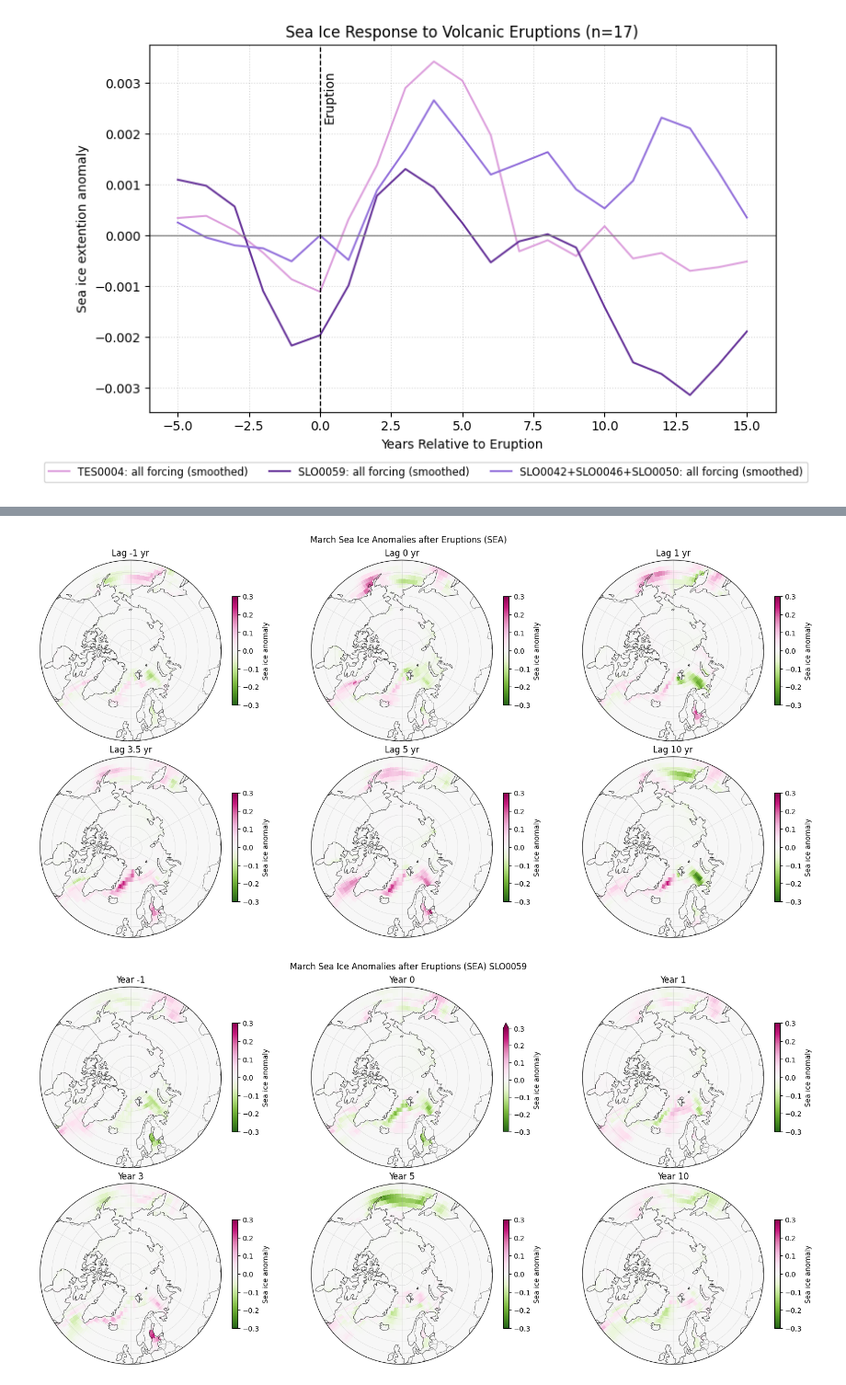
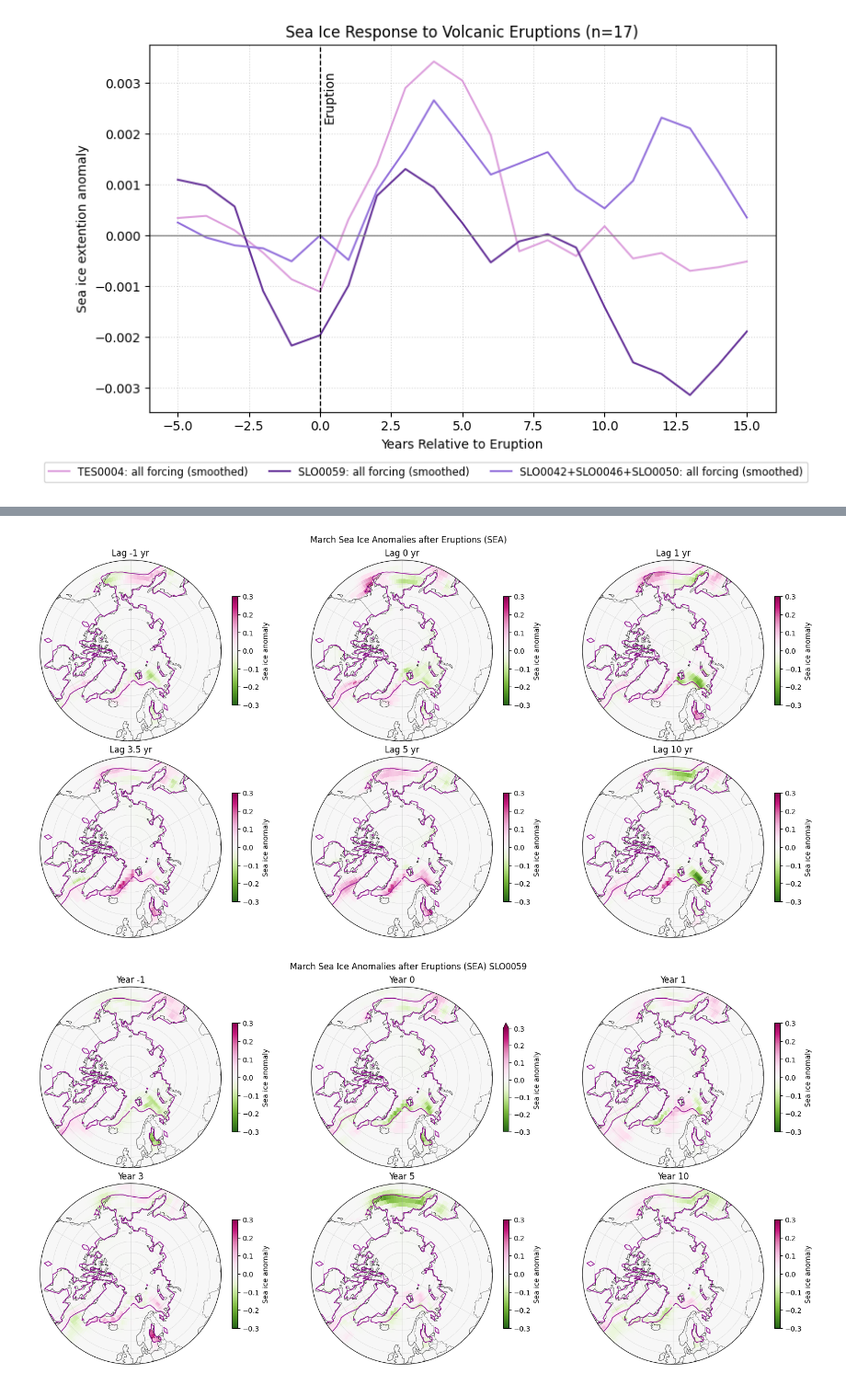
Before and after one commit to EliHHogemo/lia, a Jupyter notebook: sea_ice_cover.ipynb, the cells around one changed output, grey strips where cells are left out. Shown at 92% size. Cells and saved outputs as stored; diff of their text form; code cells hidden in the pictures.

Commit message:
added contourlines of the mean 15% ice cover and made a SEA of the barents sea to see if there was any changes to the general SEA

```diff
--- a/sea_ice_cover.ipynb
+++ b/sea_ice_cover.ipynb
@@ -452,6 +500,10 @@ seaice_tes  = seaice_tes_lia['var97']
 monthly = calculate_month(seaice_tes)
 march_tes = monthly[3]
 march_data_tes = march_tes.swap_dims({'time': 'year'}).drop_vars('time')
+
+mean_extent = march_data_tes.mean("year")
+ice_edge_value = 0.15
+
 # run SEA
 lags, mean_map, std_map, mapmap = sea_maps(march_data_tes, eruption_years)
 
@@ -497,16 +549,27 @@ for ax, lag in zip(axes, lags_to_plot):
 
     ax.set_title(f"Lag {lag} yr")
 
+    ax.contour(
+    mean_extent.lon, mean_extent.lat, mean_extent,
+    levels=[ice_edge_value],
+    colors="darkmagenta", linewidths=1,
+    transform=ccrs.PlateCarree()
+    )
+
 plt.suptitle("March Sea Ice Anomalies after Eruptions (SEA)")
 plt.show()
 # %% [output]
-[figure, old version]
+[figure, new version]
 # %%
 # pick March first
 seaice_tes  = seaice_slo_lia['var97']
 monthly = calculate_month(seaice_tes)
 march_slo = monthly[3]
 march_data_slo = march_slo.swap_dims({'time': 'year'}).drop_vars('time')
+
+mean_extent = march_data_slo.mean("year")
+ice_edge_value = 0.15
+
 # run SEA
 lags, mean_map, std_map, mapmap = sea_maps(march_data_slo, eruption_years)
 
@@ -527,34 +590,43 @@ lags_to_plot = [-1, 0, 1, 3, 5, 10]
 
 fig, axes = plt.subplots(2,3,
                          figsize=(16, 8),
                          subplot_kw={'projection': ccrs.NorthPolarStereo()},
                          constrained_layout=True)
 
 # Flatten axes array
 axes = axes.flatten()
 
 for ax, lag in zip(axes, lags_to_plot):
     polarCentral_set_latlim((50, 90), ax)
     ax.set_extent([-180, 180, 50, 90], ccrs.PlateCarree())
     ax.add_feature(cfeature.COASTLINE, linewidth=0.5)
     ax.add_feature(cfeature.BORDERS, linewidth=0.3)
     ax.gridlines(draw_labels=False, linewidth=0.2)
 
     # plot anomaly
     mean_map.sel(lag=lag, method='nearest').plot(
         ax=ax,
         transform=ccrs.PlateCarree(),
         cmap="PiYG_r",
         vmin=-0.3, vmax=0.3,
         center=0,
         cbar_kwargs={"shrink": 0.6, "label": "Sea ice anomaly"}
     )
+
+    ax.contour(
+    mean_extent.lon, mean_extent.lat, mean_extent,
+    levels=[ice_edge_value],
+    colors="darkmagenta", linewidths=1,
+    transform=ccrs.PlateCarree()
+    )
+
     ax.set_title(f"Year {lag}")
+
 
 plt.suptitle("March Sea Ice Anomalies after Eruptions (SEA) SLO0059")
 plt.show()
 # %% [output]
-[figure, old version]
+[figure, new version]
 # %%
 # pick March first
 seaice_all_forcing  = seaice_all_forcing_lia['var97']
```
Also changed, not shown: parts of 7 cells of this notebook.
